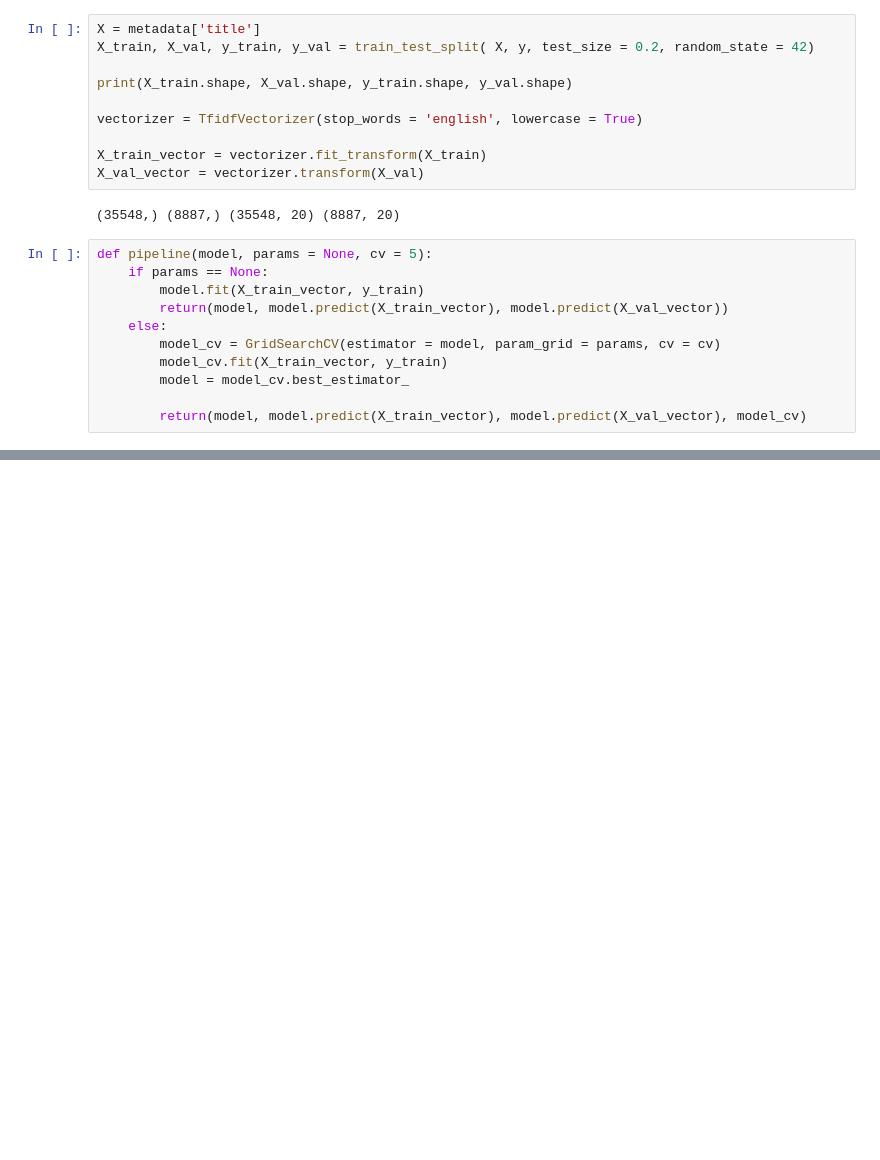
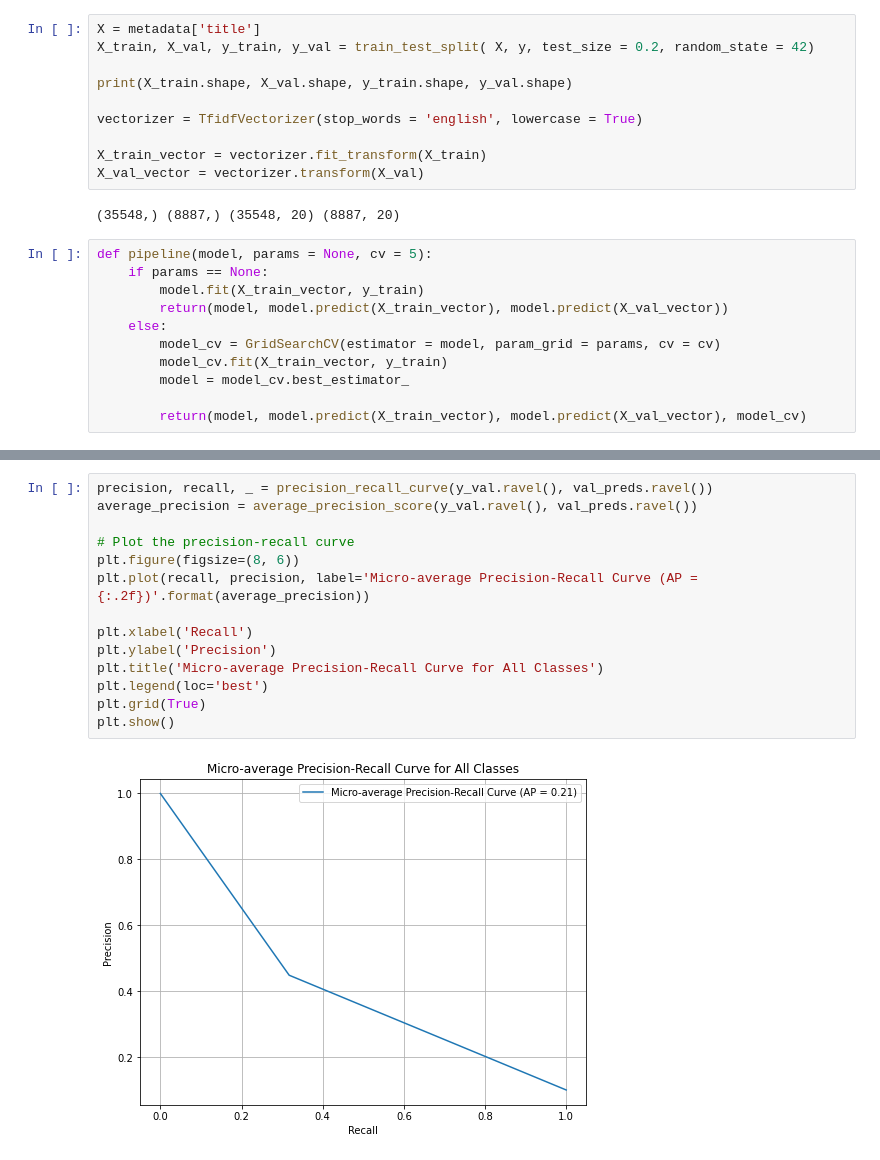
Before and after one commit to vipin-gunda/MovieGenreClassification, a Jupyter notebook: mlp.ipynb, the cells around one changed output, grey strips where cells are left out. Cells and saved outputs as stored; diff of their text form; blank space fills up the shorter version.

```diff
--- a/mlp.ipynb
+++ b/mlp.ipynb
@@ -209,3 +206,19 @@ Text(0, 0.5, 'Loss')
+# %%
+precision, recall, _ = precision_recall_curve(y_val.ravel(), val_preds.ravel())
+average_precision = average_precision_score(y_val.ravel(), val_preds.ravel())
+
+# Plot the precision-recall curve
+plt.figure(figsize=(8, 6))
+plt.plot(recall, precision, label='Micro-average Precision-Recall Curve (AP = {:.2f})'.format(average_precision))
+
+plt.xlabel('Recall')
+plt.ylabel('Precision')
+plt.title('Micro-average Precision-Recall Curve for All Classes')
+plt.legend(loc='best')
+plt.grid(True)
+plt.show()
+# %% [output]
+[figure, added]
 # %%
 val_preds = model.predict(X_val_vector)
 
```
Also changed, not shown: parts of 8 cells of this notebook.
